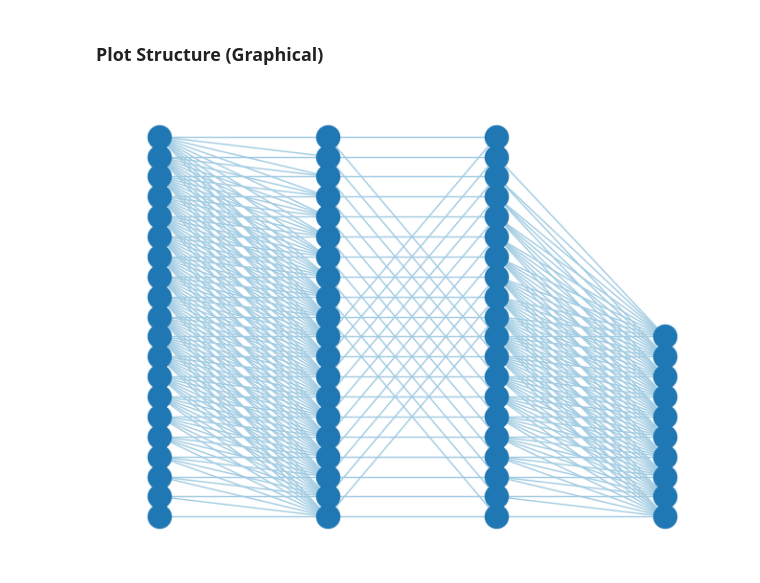
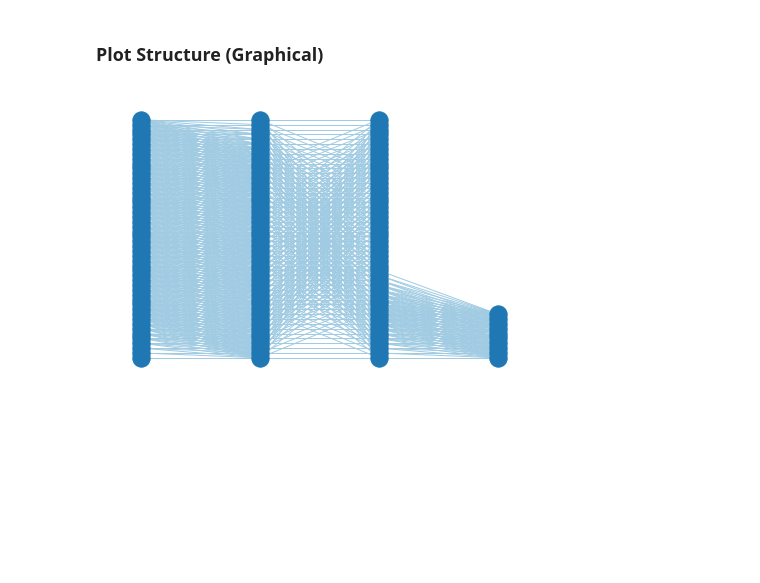
Before and after one commit to donggunkwak/RadixNet, a Jupyter notebook: RadixNet.ipynb, the cells around one changed output. Saved outputs shown, nothing was run; the diff lists cells and outputs as text; code cells hidden in the pictures; blank space fills up the shorter version.

```diff
--- a/RadixNet.ipynb
+++ b/RadixNet.ipynb
@@ -354,34 +412,34 @@ plt.show()
 Plots a graphical representation of the RadiXNet, adjust how much you want to see of the network with maxnodes.
 Warning: too high of a maxnodes may images that are difficult to decipher where the connections lie.
 """
-maxnodes = 20
+maxnodes = 50
 
 B = nx.Graph()
 pos = dict()
 for i in range(len(rlayers)):
     temp = []
     for j in range(min(maxnodes,rlayers[i].shape[0])):
         node = "l"+str(i)+"_"+str(j)
         temp.append(node)
         pos[node]=(i,j)
     B.add_nodes_from(temp)
 
 for j in range(min(maxnodes,rlayers[len(rlayers)-1].shape[1])):
         node = "l"+str(len(rlayers))+"_"+str(j)
         temp.append(node)
         pos[node]=(len(rlayers),j)
         B.add_nodes_from([node])
 
 for a in range(len(rlayers)):
     layera = rlayers[a]
     for i in range(min(maxnodes,layera.shape[0])):
         for j in range(min(maxnodes,layera.shape[1])):
             if layera[i][j]:
                 nodei = "l"+str(a)+"_"+str(i)
                 nodej = "l"+str(a+1)+"_"+str(j)
                 B.add_edge(nodei,nodej, color='#A0CBE2')
 colors = nx.get_edge_attributes(B,'color').values()
 nx.draw(B, pos=pos, edge_color=colors)
 plt.show()
 # %% [output]
-[figure, old version]
+[figure, new version]
```
Also changed, not shown: parts of 34 cells of this notebook, 22 other files.
